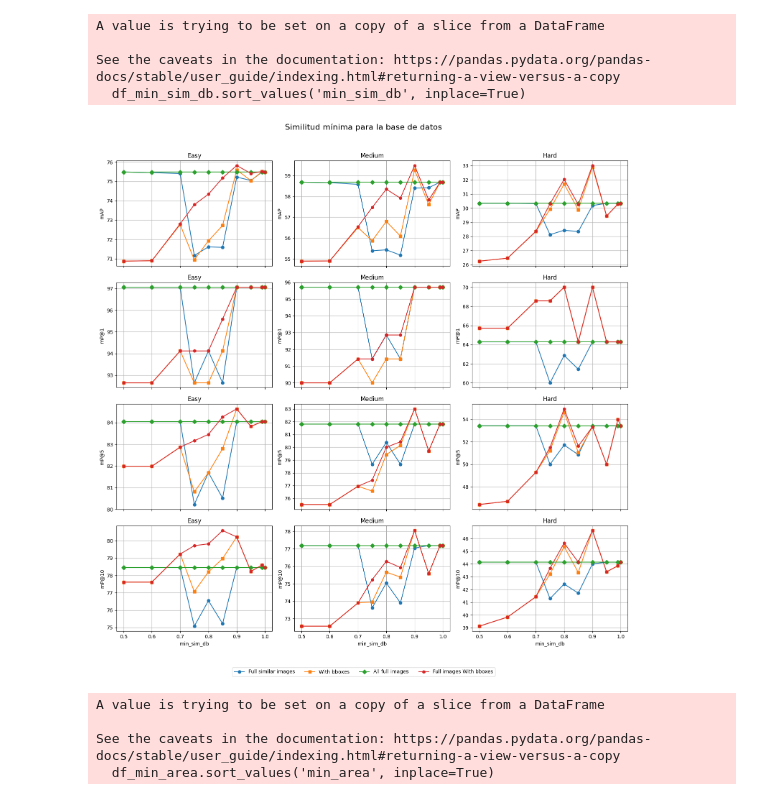
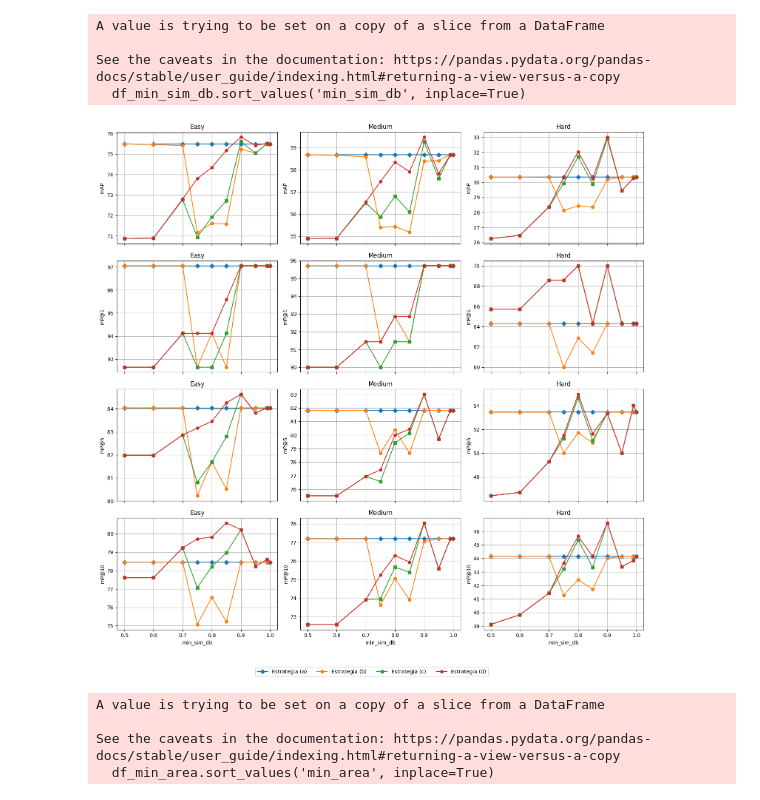
Before and after one commit to theviderlab/landmark-detection-with-retrieval, a Jupyter notebook: visualize_results.ipynb, the cells around one changed output. Cells and saved outputs as stored; diff of their text form; code cells hidden in the pictures.

```diff
--- a/visualize_results.ipynb
+++ b/visualize_results.ipynb
@@ -60,38 +60,42 @@ metrics = [
     ('mp@10_easy', 'mp@10_easy_bbox', 'mp@10_easy_keep_full', 'mp@10_easy_bbox_keep_full', 'Easy'),
     ('mp@10_medium', 'mp@10_medium_bbox', 'mp@10_medium_keep_full', 'mp@10_medium_bbox_keep_full', 'Medium'),
     ('mp@10_hard', 'mp@10_hard_bbox', 'mp@10_hard_keep_full', 'mp@10_hard_bbox_keep_full', 'Hard')
 ]
 
 # Crear subplots
 fig, axs = plt.subplots(nrows=4, ncols=3, figsize=(15, 15), sharex=True, sharey=False)
 
 for i, (ax, (col1, col2, col3, col4, title)) in enumerate(zip(axs.flat, metrics)):
-    df_min_sim_db_merged.plot(x='min_sim_db', y=col1, ax=ax, label='Full similar images', marker='o', legend=False)
-    df_min_sim_db_merged.plot(x='min_sim_db', y=col2, ax=ax, label='With bboxes', marker='s', legend=False)
-    df_min_sim_db_merged.plot(x='min_sim_db', y=col3, ax=ax, label='All full images', marker='D', legend=False)
-    df_min_sim_db_merged.plot(x='min_sim_db', y=col4, ax=ax, label='Full images With bboxes', marker='h', legend=False)
+    df_min_sim_db_merged.plot(x='min_sim_db', y=col3, ax=ax, label='Estrategia (a)', marker='D', legend=False)
+    df_min_sim_db_merged.plot(x='min_sim_db', y=col1, ax=ax, label='Estrategia (b)', marker='o', legend=False)
+    df_min_sim_db_merged.plot(x='min_sim_db', y=col2, ax=ax, label='Estrategia (c)', marker='s', legend=False)
+    df_min_sim_db_merged.plot(x='min_sim_db', y=col4, ax=ax, label='Estrategia (d)', marker='h', legend=False)
     ax.set_title(title)
     ax.set_xlabel('min_sim_db')
     if i < 3:
         ax.set_ylabel('mAP')
     elif i < 6:
         ax.set_ylabel('mP@1')
     elif i < 9:
         ax.set_ylabel('mP@5')
     else:
         ax.set_ylabel('mP@10')
     ax.grid(True)
 
 # Obtener handles y labels de cualquier eje (todos tienen los mismos)
 handles, labels = axs[0, 0].get_legend_handles_labels()
 
 # Colocar la leyenda una vez fuera del grid
 fig.legend(handles, labels, loc='lower center', ncol=4, bbox_to_anchor=(0.5, -0.02))
 
-plt.suptitle('Similitud mínima para la base de datos', fontsize=16, y=1.01)
+# plt.suptitle('Similitud mínima para la base de datos', fontsize=16, y=1.01)
 plt.tight_layout(rect=[0, 0.03, 1, 0.99])
+
+# Guardar como imagen PNG (puedes cambiar el nombre o ruta si deseas)
+plt.savefig('min_sim_db_graph.png', dpi=300, bbox_inches='tight')
+
 plt.show()
 # %% [output]
-[figure, old version]
+[figure, new version]
 # %%
 # TEST min_area
```
Also changed, not shown: parts of 8 cells of this notebook, 5 other files.
